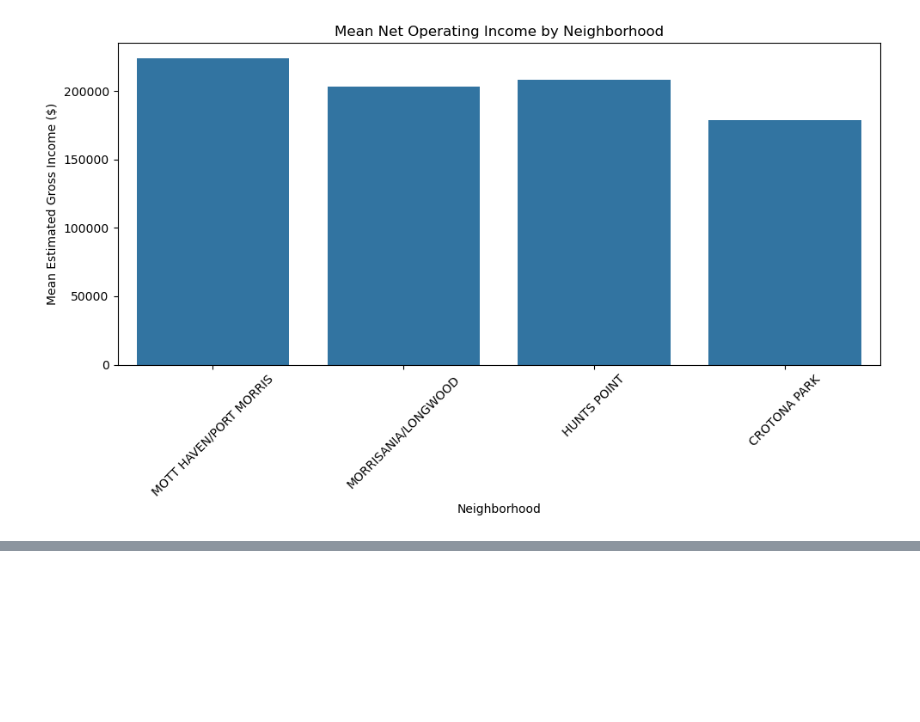
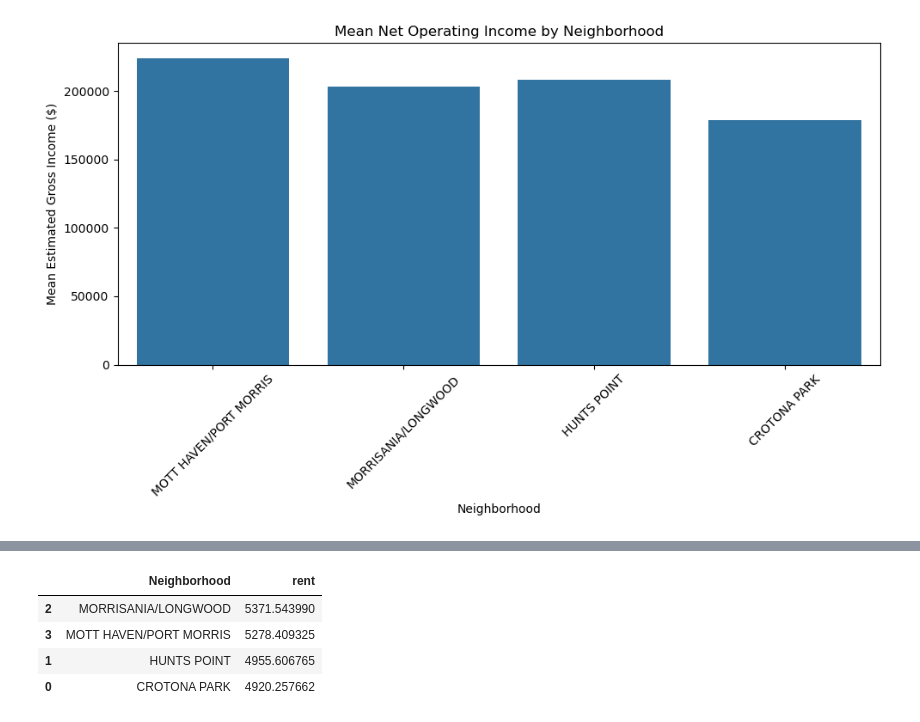
Before and after one commit to nicholas1304-dotcom/Data-for-a-better-NYC, a Jupyter notebook: Rental_income.ipynb, the cells around one changed output, grey strips where cells are left out. Cells and saved outputs as stored; diff of their text form; code cells hidden in the pictures; blank space fills up the shorter version.

```diff
--- a/Rental_income.ipynb
+++ b/Rental_income.ipynb
@@ -243,0 +273,15 @@ plt.show()
+# %%
+neighborhood_rent_means = (
+    filtered_neighborhoods
+    .groupby('Neighborhood')['rent']
+    .mean()
+    .reset_index()
+    .sort_values(by='rent', ascending=False)
+)
+neighborhood_rent_means
+# %% [output]
+|  | Neighborhood | rent |
+| 2 | MORRISANIA/LONGWOOD | 5371.543990 |
+| 3 | MOTT HAVEN/PORT MORRIS | 5278.409325 |
+| 1 | HUNTS POINT | 4955.606765 |
+| 0 | CROTONA PARK | 4920.257662 |
```
Also changed, not shown: parts of 2 cells of this notebook, 1 other file.
